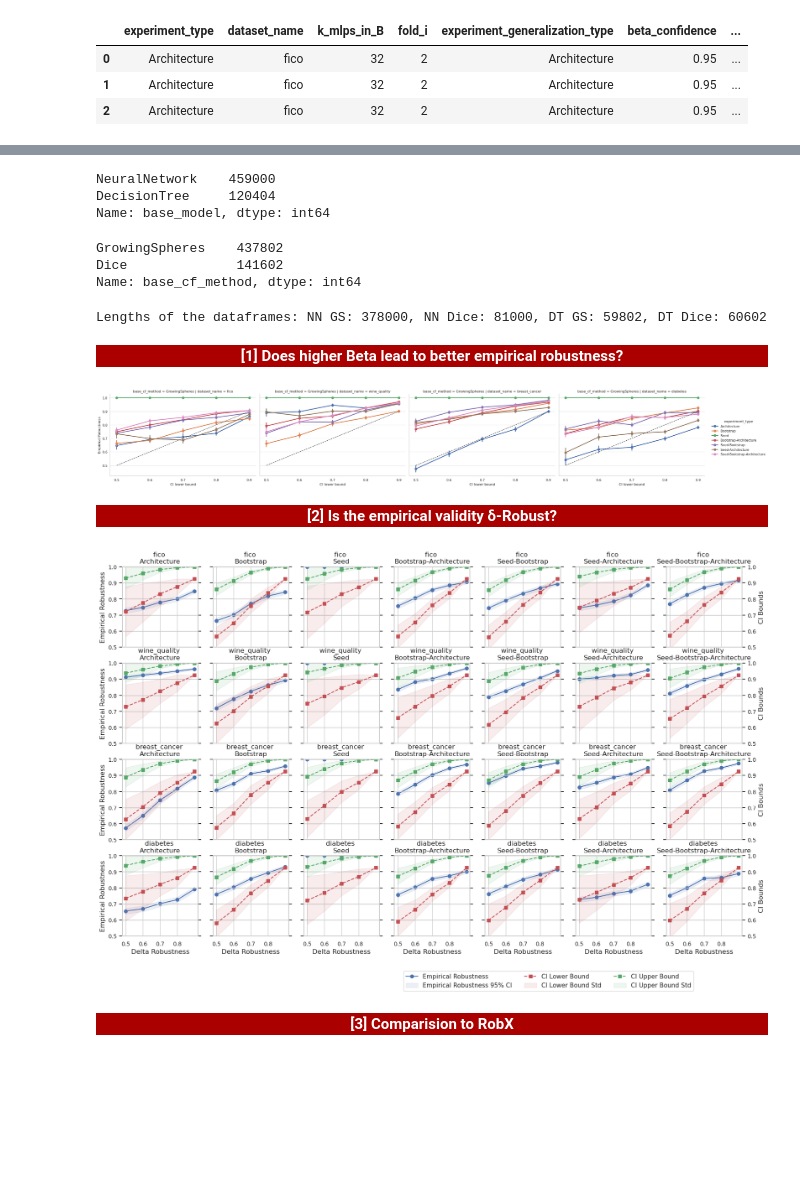
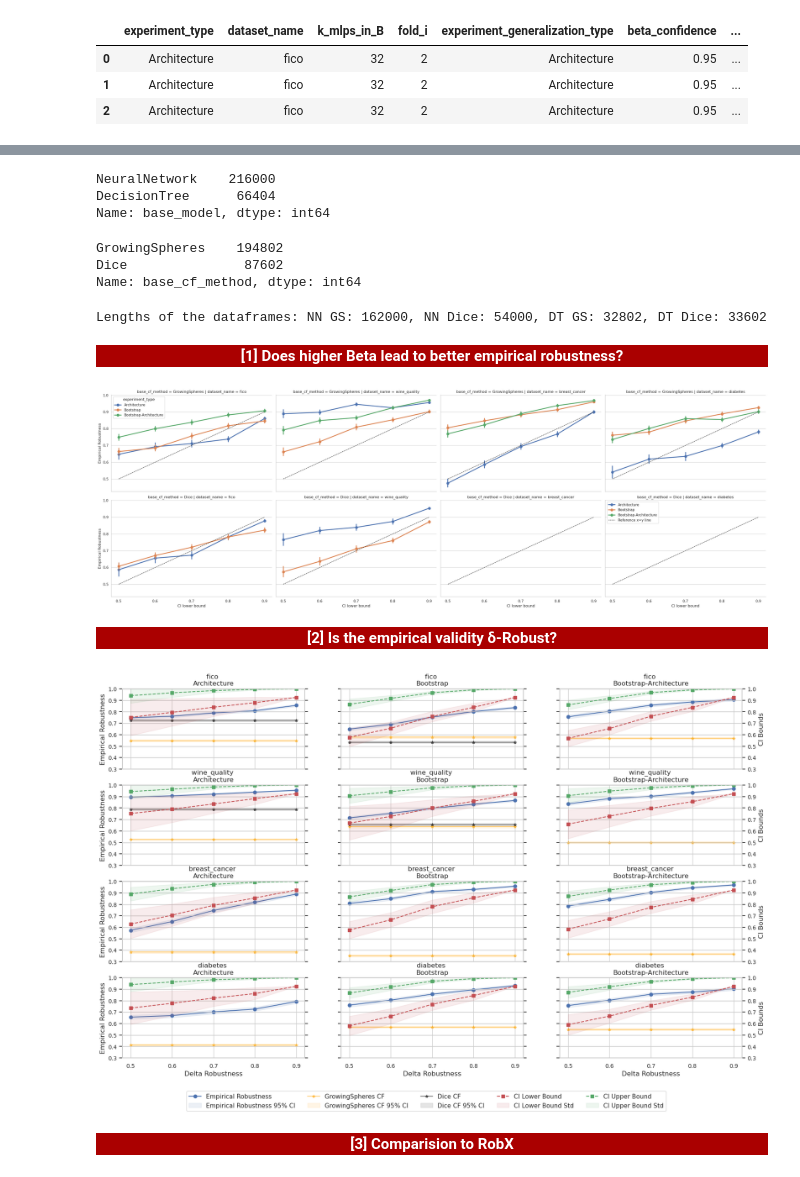
Before and after one commit to istepka/betarce, a Jupyter notebook: exp_vis.ipynb, the cells around one changed output, grey strips where cells are left out. Saved outputs shown, nothing was run; the diff lists cells and outputs as text; code cells hidden in the pictures; blank space fills up the shorter version.

```diff
--- a/exp_vis.ipynb
+++ b/exp_vis.ipynb
@@ -44,6 +44,12 @@ def process_results(results_path: str, ext: str = 'feather'):
                     else:
                         df['base_cf_method'] = 'GrowingSpheres'
 
+                    # Temporary fix for the experiment type
+                    # ----------------------------
+                    exp_types = list(filter(lambda x: 'seed' not in x.lower(), df['experiment_type'].unique()))
+                    df = df[df['experiment_type'].isin(exp_types)]
+                    # ----------------------------
+
                     results_list.append(df)
 
     # Concatenate all the results
@@ -81,14 +87,14 @@ memory usage: 216.6+ MB
 # %%
 raw_df['base_model'].value_counts()
 # %% [output]
-NeuralNetwork    459000
-DecisionTree     120404
+NeuralNetwork    216000
+DecisionTree      66404
 Name: base_model, dtype: int64
 # %%
 raw_df['base_cf_method'].value_counts()
 # %% [output]
-GrowingSpheres    437802
-Dice              141602
+GrowingSpheres    194802
+Dice               87602
 Name: base_cf_method, dtype: int64
 # %%
 # Reverse engineer the beta distribution parameters
@@ -181,41 +187,42 @@ dt_df = raw_df[raw_df['base_model'] == 'DecisionTree']
 
 print(f'Lengths of the dataframes: NN GS: {len(nn_gs_df)}, NN Dice: {len(nn_dice_df)}, DT GS: {len(dt_gs_df)}, DT Dice: {len(dt_dice_df)}')
 # %% [output]
-Lengths of the dataframes: NN GS: 378000, NN Dice: 81000, DT GS: 59802, DT Dice: 60602
+Lengths of the dataframes: NN GS: 162000, NN Dice: 54000, DT GS: 32802, DT Dice: 33602
 # %% [markdown]
 <div style="background-color: #AA0000; color: white; text-align: center; font-weight: bold">[1] Does higher Beta lead to better empirical robustness?</div>
 # %%
 # Split by expeirment type (hue) and dataset (col)
 # x-axis: lower bound discretized
 # y-axis: average empirical robustness
 
-_tmp_df = nn_gs_df.copy()
+_tmp_df = nn_df.copy()
 lb_threshs = [0.5, 0.6, 0.7, 0.8, 0.9, 1.0]
 _tmp_df['CI lower bound'] = pd.cut(_tmp_df['lower_bound_beta'], bins=lb_threshs, labels=lb_threshs[:-1])
 _tmp_df['CI midpoint'] = (_tmp_df['lower_bound_beta'] + _tmp_df['upper_bound_beta']) / 2
 _tmp_df['CI midpoint'] = pd.cut(_tmp_df['CI midpoint'], bins=lb_threshs, labels=lb_threshs[:-1])
 _tmp_df['Empirical Robustness'] = _tmp_df['robust_counterfactual_validity_model2'].astype(float)
 
 
 g = sns.catplot(data=_tmp_df,
             x='CI lower bound',
             y='Empirical Robustness',
             hue='experiment_type',
             col='dataset_name',
             row='base_cf_method',
             kind='point',
             # palette=colors_discrete,
             # markers=markers,
             height=5,
             aspect=1.5,
+            legend_out=False,
 )
 for ax in g.axes.flat:
-    ax.plot(list(range(5)), lb_threshs[:-1], color='black', linestyle='--', linewidth=1, label='Lower bound')
+    ax.plot(list(range(5)), lb_threshs[:-1], color='black', linestyle='--', linewidth=1, label='Reference x=y line')
 
-
+plt.legend()
 plt.savefig(f'{images_dir}/1_robustness_vs_ci_lower_bound.png', dpi=300, bbox_inches='tight')
 # %% [output]
-[figure, old version]
+[figure, new version]
 # %% [markdown]
 <div style="background-color: #AA0000; color: white; text-align: center; font-weight: bold">[2] Is the empirical validity δ-Robust?</div>
 # %%
@@ -226,7 +233,8 @@ plt.savefig(f'{images_dir}/1_robustness_vs_ci_lower_bound.png', dpi=300, bbox_in
 # row: dataset
 # col: experiment type
 
-_tmp_df = nn_gs_df.copy()
+_tmp_df = nn_df.copy()
+method='GrowingSpheres'
 
 datasets = _tmp_df['dataset_name'].unique()
 experiment_types = _tmp_df['experiment_type'].unique()
@@ -282,22 +290,35 @@ for i, dataset in enumerate(datasets):
         # sns.stripplot(data=_df.sample(500), x='delta_robustness', y='lower_bound_beta', ax=ax2, color='r', alpha=0.5)
         # sns.stripplot(data=_df.sample(500), x='delta_robustness', y='upper_bound_beta', ax=ax2, color='g', alpha=0.5)
 
-        l = 0.5
+
+        #Plot baseline
+        for m, color in zip(['GrowingSpheres', 'Dice'], ['orange', 'black']):
+            __df = _df[_df['base_cf_method'] == m]
+            base = __df['base_counterfactual_validity_model2'].mean()
+            base_std = __df['base_counterfactual_validity_model2'].std()
+            base_ci = 1.96 * base_std / np.sqrt(__df['base_counterfactual_validity_model2'].count())
+            ax.plot(delta_robustness, [base] * len(delta_robustness), color=color, linestyle='-', label=f'{m} CF', marker='*', alpha=0.5)
+            ax.fill_between(delta_robustness, base - base_ci, base + base_ci, color=color, alpha=0.1, label=f'{m} CF 95% CI')
+
+        l = 0.3
         ax.set_ylim(l, 1)
         ax2.set_ylim(l, 1)
-        ax.set_xticks([0.5, 0.6, 0.7, 0.8])
+        ax.set_xticks([0.5, 0.6, 0.7, 0.8, 0.9])
         # Make x-axis labels more coarse i.e. only show rounded to tenths
-
-
 
         # ax_lim = ax.get_xlim()
         # ax.set_xticks(np.arange(ax_lim[0], ax_lim[1], 0.1).round(1))
 
-        if i == 1 and j == 0:
+        if i == len(datasets) - 1 and j == 0:
             ax_legend_handles, ax_legend_labels = ax.get_legend_handles_labels()
             ax2_legend_handles, ax2_legend_labels = ax2.get_legend_handles_labels()
 
-            ax.legend(ax_legend_handles + ax2_legend_handles, ax_legend_labels + ax2_legend_labels, ncol=3, bbox_to_anchor=(7.6, -2.8))
+            ax.legend(ax_legend_handles + ax2_legend_handles,
+                      ax_legend_labels + ax2_legend_labels,
+                      ncol=5,
+                      loc='lower right',
+                      bbox_to_anchor=(3, -0.7)
+            )
 
 
         # Decrease font size of the labels
@@ -308,15 +329,12 @@ for i, dataset in enumerate(datasets):
         if j != len(experiment_types) - 1:
             ax2.set_yticklabels([])
 
-
-
-
 plt.savefig(f'{images_dir}/2_empirical_robustness_ci_bounds.png', dpi=300, bbox_inches='tight')
 
 plt.tight_layout()
 plt.show()
 # %% [output]
-[figure, old version]
+[figure, new version]
 # %% [markdown]
 <div style="background-color: #AA0000; color: white; text-align: center; font-weight: bold">[3] Comparision to RobX</div>
 # %%
```
Also changed, not shown: parts of 16 cells of this notebook.
